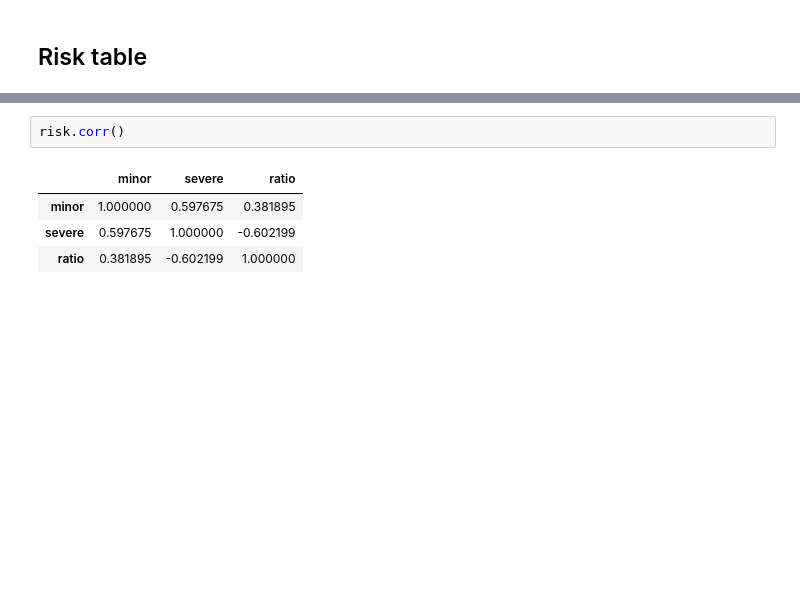
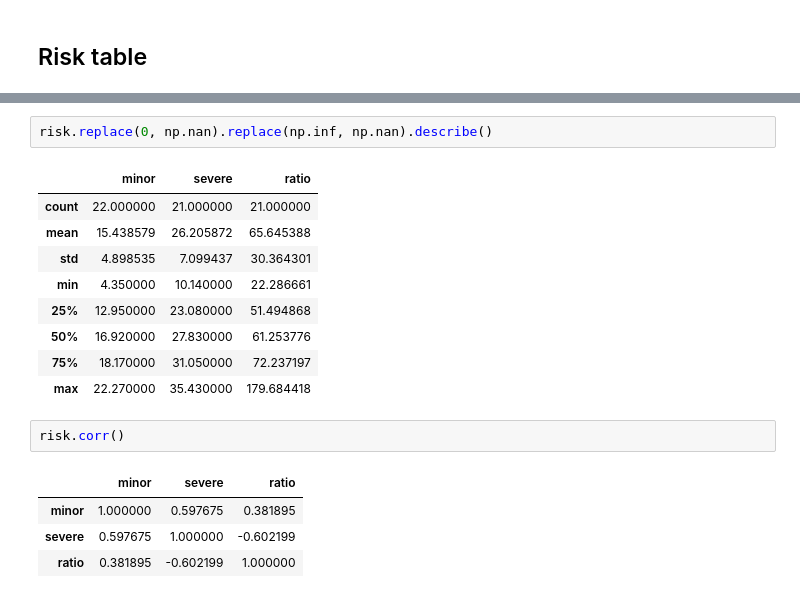
Before and after one commit to EliaMerran/road_accidents, a Jupyter notebook: theoretical_overview_latex.ipynb, the cells around one changed output, grey strips where cells are left out. Saved outputs shown, nothing was run; the diff lists cells and outputs as text; blank space fills up the shorter version.

```diff
--- a/theoretical_overview_latex.ipynb
+++ b/theoretical_overview_latex.ipynb
@@ -387,6 +402,18 @@ city-20 & 18.22 & 10.14 & 179.68 \\
 city mean & 15.34 & 24.77 & 61.93 \\
 weighted mean & 17.52 & 30.14 & 58.12 \\
 \end{tabular}
+# %%
+risk.replace(0, np.nan).replace(np.inf, np.nan).describe()
+# %% [output]
+|  | minor | severe | ratio |
+| count | 22.000000 | 21.000000 | 21.000000 |
+| mean | 15.438579 | 26.205872 | 65.645388 |
+| std | 4.898535 | 7.099437 | 30.364301 |
+| min | 4.350000 | 10.140000 | 22.286661 |
+| 25% | 12.950000 | 23.080000 | 51.494868 |
+| 50% | 16.920000 | 27.830000 | 61.253776 |
+| 75% | 18.170000 | 31.050000 | 72.237197 |
+| max | 22.270000 | 35.430000 | 179.684418 |
 # %%
 risk.corr()
 # %% [output]
```
Also changed, not shown: parts of 17 cells of this notebook.
